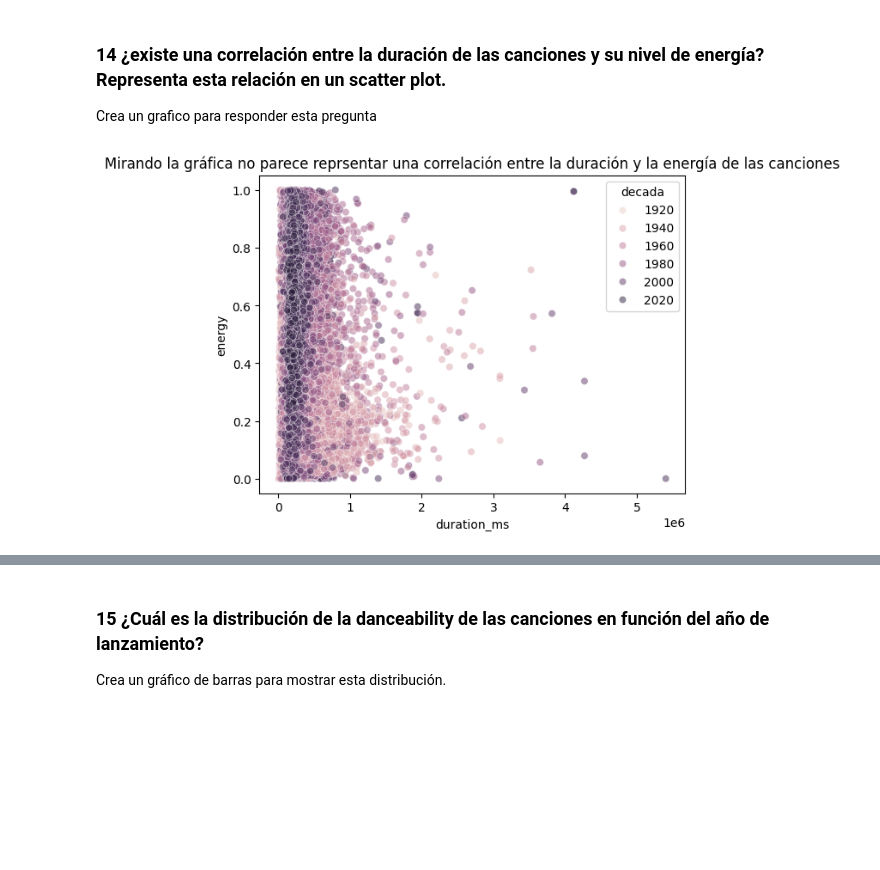
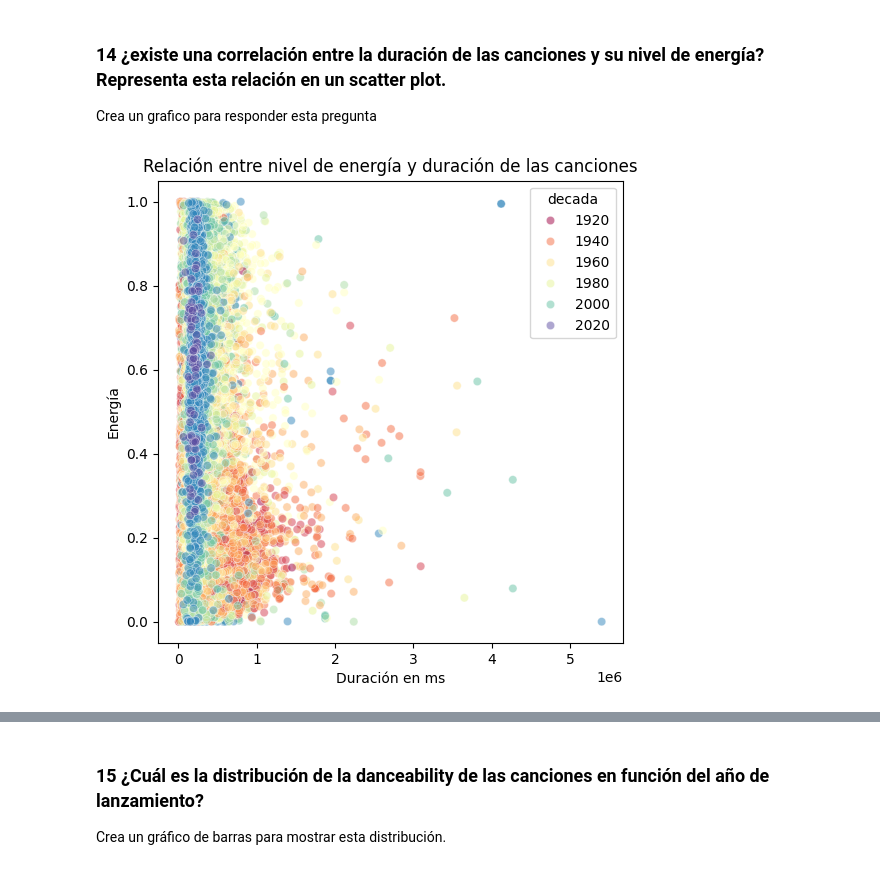
Before and after one commit to Horaciomb/UPB_Herramientas_Basicas_Visualizacion_Datoss_, a Jupyter notebook: Trabajo_Final/Trabajo_final_hmolina.ipynb, the cells around one changed output, grey strips where cells are left out. Drawn from its saved outputs; the diff is of its cells as text; code cells hidden in the pictures; blank space fills up the shorter version.

```diff
--- a/Trabajo_Final/Trabajo_final_hmolina.ipynb
+++ b/Trabajo_Final/Trabajo_final_hmolina.ipynb
@@ -391,8 +381,11 @@ Crea un grafico para responder esta pregunta
 # df.plot(kind='scatter', x='duration_ms', y='energy', alpha=0.5)
 # print("Mirando la gráfica no parece reprsentar una correlación entre la duración y la energía de las canciones")
 # %%
-sns.scatterplot(data=df,x='duration_ms',y='energy',alpha=0.5,color='green',hue='decada')
-plt.title("Mirando la gráfica no parece reprsentar una correlación entre la duración y la energía de las canciones")
+plt.figure(figsize=(6,6))
+sns.scatterplot(data=df,x='duration_ms',y='energy',alpha=0.5,color='green',hue='decada',palette='Spectral')
+plt.title("Relación entre nivel de energía y duración de las canciones")
+plt.ylabel("Energía")
+plt.xlabel("Duración en ms")
 plt.show()
 # %% [output]
-[figure, old version]
+[figure, new version]
```
Also changed, not shown: parts of 23 cells of this notebook.
